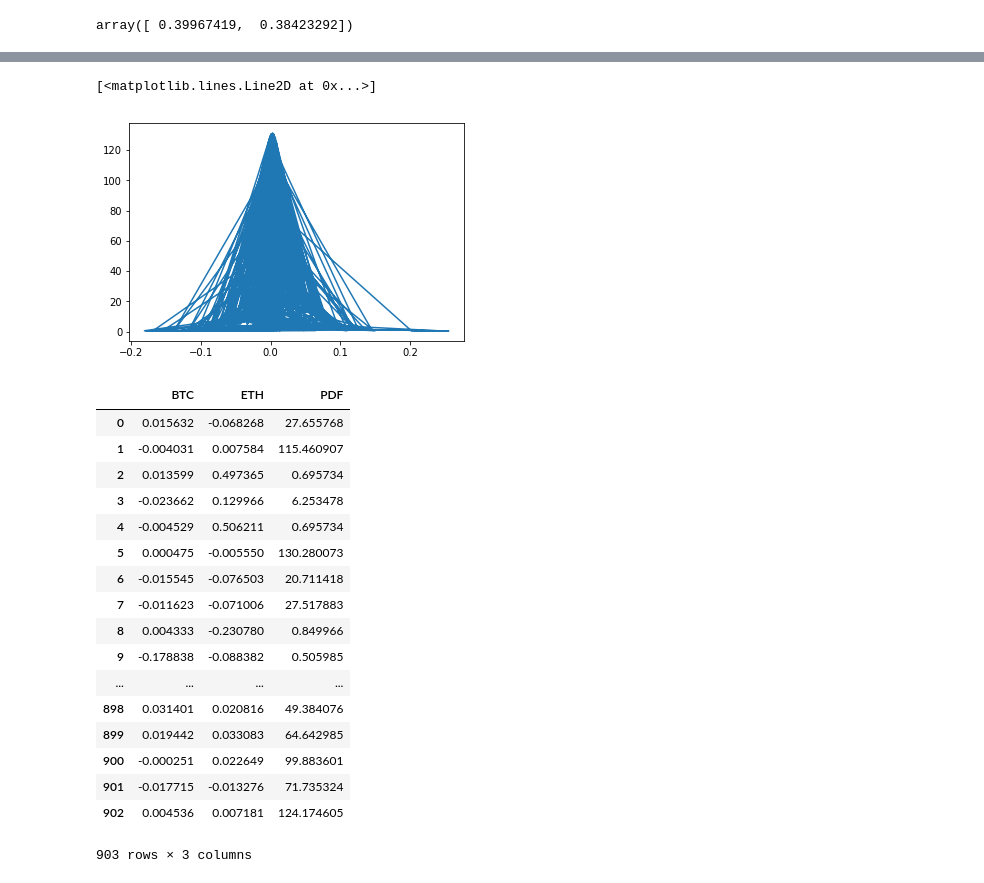
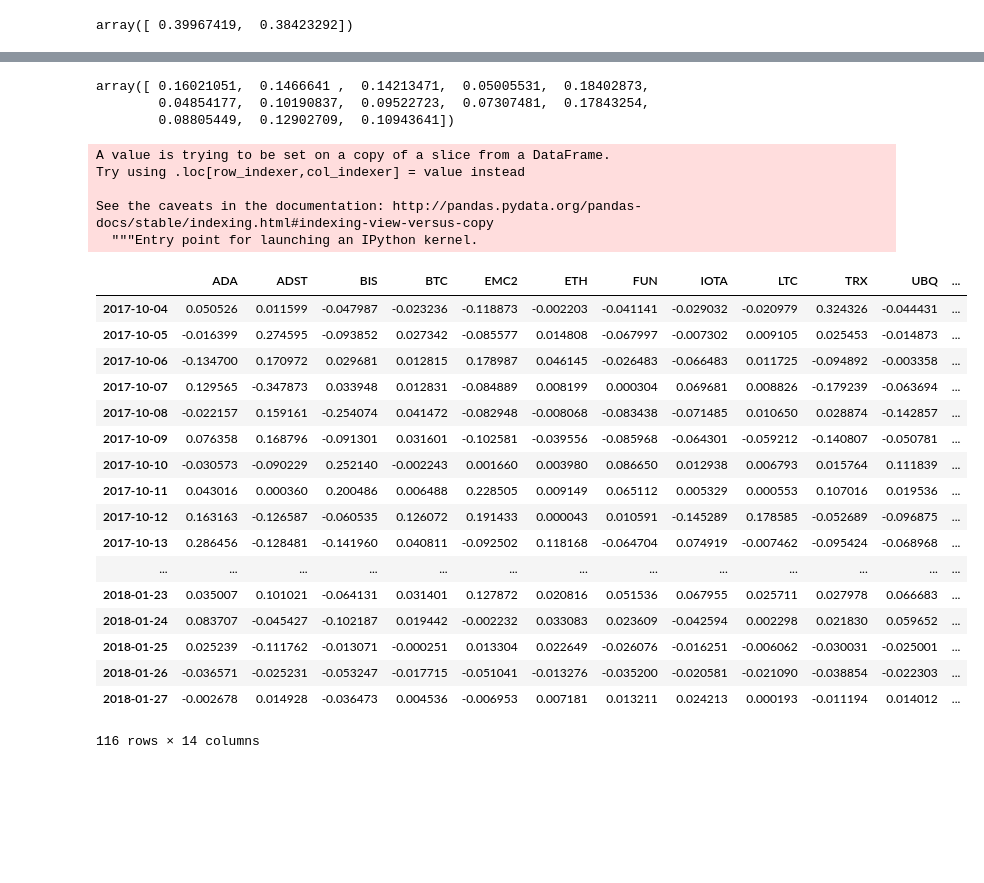
Before and after one commit to dxcv/finances, a Jupyter notebook: finances/porfolio/Testing estimation.ipynb, the cells around one changed output, grey strips where cells are left out. Cells and saved outputs as stored; diff of their text form; code cells hidden in the pictures; blank space fills up the shorter version.

Commit message:
new example with all the cryptos data

```diff
--- a/finances/porfolio/Testing estimation.ipynb
+++ b/finances/porfolio/Testing estimation.ipynb
@@ -95,0 +89,4 @@ print(len(obs1))
+# %%
+rets = returns.dropna()
+rets_obs = rets.values.T
+rets_obs
@@ -96,33 +107,38 @@ print(len(obs1))
 # %%
 dens_u = sm.nonparametric.KDEMultivariate(
-    data=[obs1,obs2],
-    var_type='cc',
+    data=rets_obs,
+    var_type='c'*13,
     bw='normal_reference')
-pdf = dens_u.pdf()
+dens_u.bw
+# %% [output]
+array([ 0.16021051,  0.1466641 ,  0.14213471,  0.05005531,  0.18402873,
+        0.04854177,  0.10190837,  0.09522723,  0.07307481,  0.17843254,
+        0.08805449,  0.12902709,  0.10943641])
-# %%
-plt.plot(obs2, dens_u.pdf())
-# %% [output]
-[<matplotlib.lines.Line2D at 0x...>]
-[figure, removed]
-# %%
-df = pd.DataFrame(data = {'ETH':obs1, 'BTC':obs2, 'PDF':pdf})
-df
-# %% [output]
-|  | BTC | ETH | PDF |
-| 0 | 0.015632 | -0.068268 | 27.655768 |
-| 1 | -0.004031 | 0.007584 | 115.460907 |
-| 2 | 0.013599 | 0.497365 | 0.695734 |
-| 3 | -0.023662 | 0.129966 | 6.253478 |
-| 4 | -0.004529 | 0.506211 | 0.695734 |
-| 5 | 0.000475 | -0.005550 | 130.280073 |
-| 6 | -0.015545 | -0.076503 | 20.711418 |
-| 7 | -0.011623 | -0.071006 | 27.517883 |
-| 8 | 0.004333 | -0.230780 | 0.849966 |
-| 9 | -0.178838 | -0.088382 | 0.505985 |
-| ... | ... | ... | ... |
-| 898 | 0.031401 | 0.020816 | 49.384076 |
-| 899 | 0.019442 | 0.033083 | 64.642985 |
-| 900 | -0.000251 | 0.022649 | 99.883601 |
-| 901 | -0.017715 | -0.013276 | 71.735324 |
-| 902 | 0.004536 | 0.007181 | 124.174605 |
-903 rows × 3 columns
+# %%
+pdf = dens_u.pdf()
+rets['PDF'] = pdf
+rets
+# %% [output]
+A value is trying to be set on a copy of a slice from a DataFrame.
+Try using .loc[row_indexer,col_indexer] = value instead
+
+See the caveats in the documentation: http://pandas.pydata.org/pandas-docs/stable/indexing.html#indexing-view-versus-copy
+  """Entry point for launching an IPython kernel.
+|  | ADA | ADST | BIS | BTC | EMC2 | ETH | FUN | IOTA | LTC | TRX | UBQ | ... |
+| 2017-10-04 | 0.050526 | 0.011599 | -0.047987 | -0.023236 | -0.118873 | -0.002203 | -0.041141 | -0.029032 | -0.020979 | 0.324326 | -0.044431 | ... |
+| 2017-10-05 | -0.016399 | 0.274595 | -0.093852 | 0.027342 | -0.085577 | 0.014808 | -0.067997 | -0.007302 | 0.009105 | 0.025453 | -0.014873 | ... |
+| 2017-10-06 | -0.134700 | 0.170972 | 0.029681 | 0.012815 | 0.178987 | 0.046145 | -0.026483 | -0.066483 | 0.011725 | -0.094892 | -0.003358 | ... |
+| 2017-10-07 | 0.129565 | -0.347873 | 0.033948 | 0.012831 | -0.084889 | 0.008199 | 0.000304 | 0.069681 | 0.008826 | -0.179239 | -0.063694 | ... |
+| 2017-10-08 | -0.022157 | 0.159161 | -0.254074 | 0.041472 | -0.082948 | -0.008068 | -0.083438 | -0.071485 | 0.010650 | 0.028874 | -0.142857 | ... |
+| 2017-10-09 | 0.076358 | 0.168796 | -0.091301 | 0.031601 | -0.102581 | -0.039556 | -0.085968 | -0.064301 | -0.059212 | -0.140807 | -0.050781 | ... |
+| 2017-10-10 | -0.030573 | -0.090229 | 0.252140 | -0.002243 | 0.001660 | 0.003980 | 0.086650 | 0.012938 | 0.006793 | 0.015764 | 0.111839 | ... |
+| 2017-10-11 | 0.043016 | 0.000360 | 0.200486 | 0.006488 | 0.228505 | 0.009149 | 0.065112 | 0.005329 | 0.000553 | 0.107016 | 0.019536 | ... |
+| 2017-10-12 | 0.163163 | -0.126587 | -0.060535 | 0.126072 | 0.191433 | 0.000043 | 0.010591 | -0.145289 | 0.178585 | -0.052689 | -0.096875 | ... |
+| 2017-10-13 | 0.286456 | -0.128481 | -0.141960 | 0.040811 | -0.092502 | 0.118168 | -0.064704 | 0.074919 | -0.007462 | -0.095424 | -0.068968 | ... |
+| ... | ... | ... | ... | ... | ... | ... | ... | ... | ... | ... | ... | ... |
+| 2018-01-23 | 0.035007 | 0.101021 | -0.064131 | 0.031401 | 0.127872 | 0.020816 | 0.051536 | 0.067955 | 0.025711 | 0.027978 | 0.066683 | ... |
+| 2018-01-24 | 0.083707 | -0.045427 | -0.102187 | 0.019442 | -0.002232 | 0.033083 | 0.023609 | -0.042594 | 0.002298 | 0.021830 | 0.059652 | ... |
+| 2018-01-25 | 0.025239 | -0.111762 | -0.013071 | -0.000251 | 0.013304 | 0.022649 | -0.026076 | -0.016251 | -0.006062 | -0.030031 | -0.025001 | ... |
+| 2018-01-26 | -0.036571 | -0.025231 | -0.053247 | -0.017715 | -0.051041 | -0.013276 | -0.035200 | -0.020581 | -0.021090 | -0.038854 | -0.022303 | ... |
+| 2018-01-27 | -0.002678 | 0.014928 | -0.036473 | 0.004536 | -0.006953 | 0.007181 | 0.013211 | 0.024213 | 0.000193 | -0.011194 | 0.014012 | ... |
+116 rows × 14 columns
```
Also changed, not shown: parts of 2 cells of this notebook.
